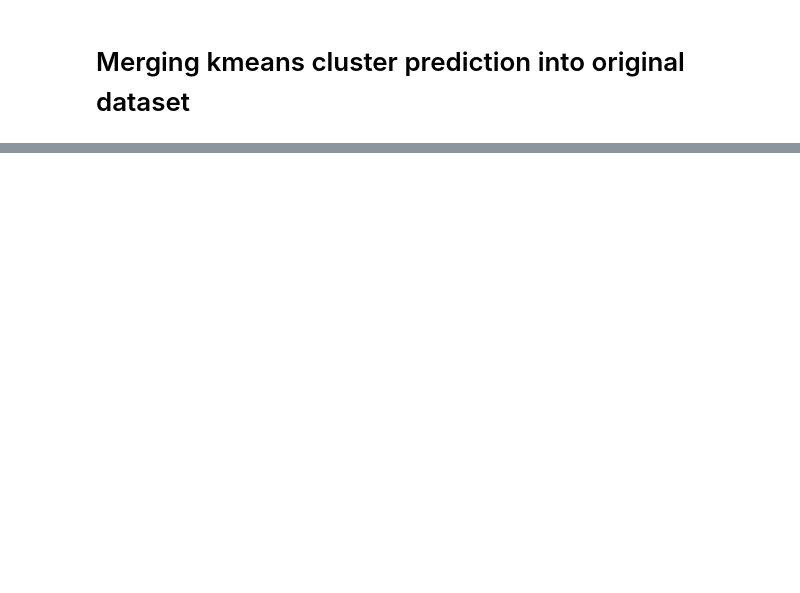
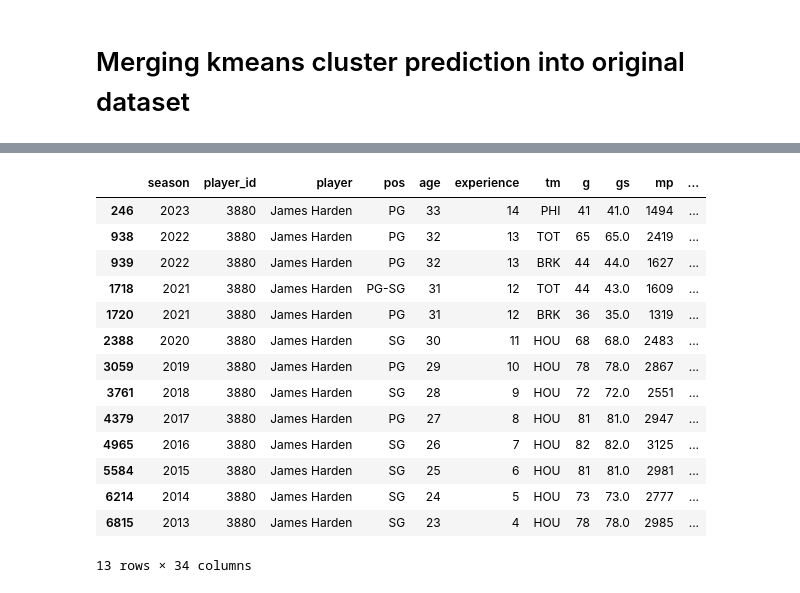
Before and after one commit to AlfonsoGhislieri/nba-machine-learning, a Jupyter notebook: getting_cleaning_data.ipynb, the cells around one changed output, grey strips where cells are left out. Drawn from its saved outputs; the diff is of its cells as text; code cells hidden in the pictures; blank space fills up the shorter version.

```diff
--- a/getting_cleaning_data.ipynb
+++ b/getting_cleaning_data.ipynb
@@ -484 +499,19 @@ df.sample(10)
 10 rows × 34 columns
+# %%
+df[df.player == 'James Harden']
+# %% [output]
+|  | season | player_id | player | pos | age | experience | tm | g | gs | mp | ... |
+| 246 | 2023 | 3880 | James Harden | PG | 33 | 14 | PHI | 41 | 41.0 | 1494 | ... |
+| 938 | 2022 | 3880 | James Harden | PG | 32 | 13 | TOT | 65 | 65.0 | 2419 | ... |
+| 939 | 2022 | 3880 | James Harden | PG | 32 | 13 | BRK | 44 | 44.0 | 1627 | ... |
+| 1718 | 2021 | 3880 | James Harden | PG-SG | 31 | 12 | TOT | 44 | 43.0 | 1609 | ... |
+| 1720 | 2021 | 3880 | James Harden | PG | 31 | 12 | BRK | 36 | 35.0 | 1319 | ... |
+| 2388 | 2020 | 3880 | James Harden | SG | 30 | 11 | HOU | 68 | 68.0 | 2483 | ... |
+| 3059 | 2019 | 3880 | James Harden | PG | 29 | 10 | HOU | 78 | 78.0 | 2867 | ... |
+| 3761 | 2018 | 3880 | James Harden | SG | 28 | 9 | HOU | 72 | 72.0 | 2551 | ... |
+| 4379 | 2017 | 3880 | James Harden | PG | 27 | 8 | HOU | 81 | 81.0 | 2947 | ... |
+| 4965 | 2016 | 3880 | James Harden | SG | 26 | 7 | HOU | 82 | 82.0 | 3125 | ... |
+| 5584 | 2015 | 3880 | James Harden | SG | 25 | 6 | HOU | 81 | 81.0 | 2981 | ... |
+| 6214 | 2014 | 3880 | James Harden | SG | 24 | 5 | HOU | 73 | 73.0 | 2777 | ... |
+| 6815 | 2013 | 3880 | James Harden | SG | 23 | 4 | HOU | 78 | 78.0 | 2985 | ... |
+13 rows × 34 columns
```
Also changed, not shown: parts of 9 cells of this notebook.
